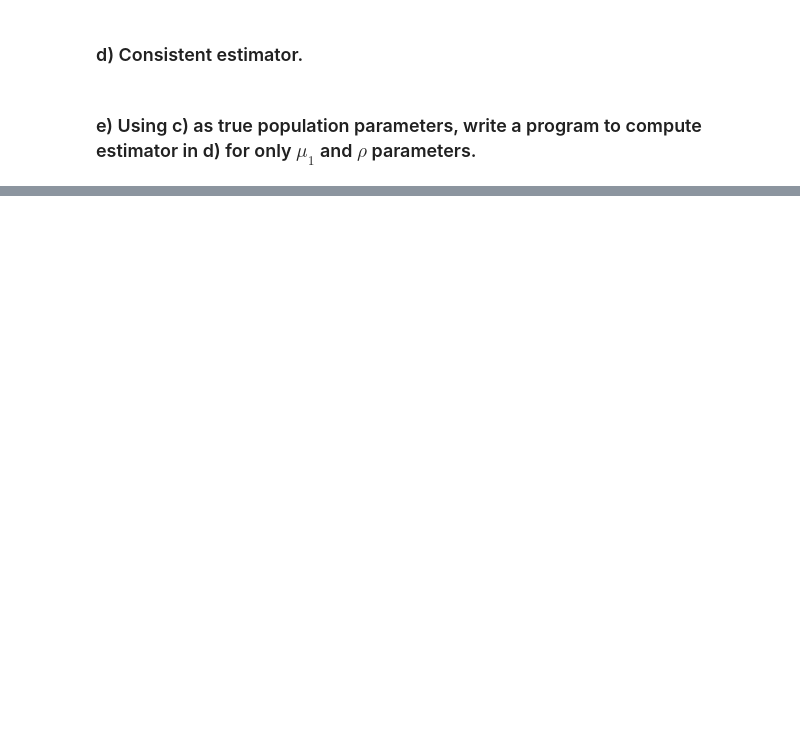
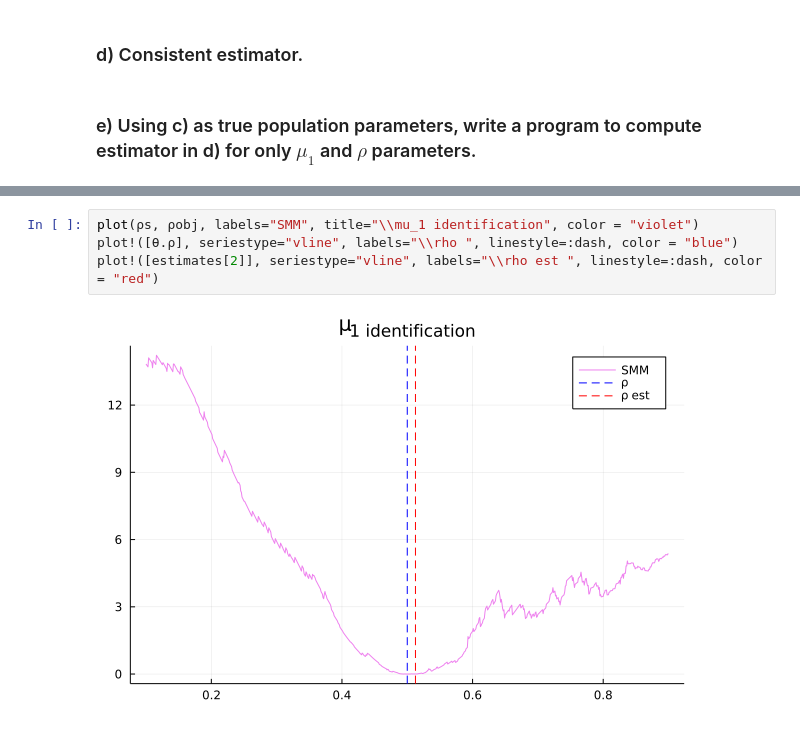
Before and after one commit to gisslab/applied_metrics_22, a Jupyter notebook: PS4/nb_ps4.ipynb, the cells around one changed output, grey strips where cells are left out. Cells and saved outputs as stored; diff of their text form; blank space fills up the shorter version.

```diff
--- a/PS4/nb_ps4.ipynb
+++ b/PS4/nb_ps4.ipynb
@@ -62,0 +105,6 @@ Primitives
+# %%
+plot(ρs, ρobj, labels="SMM", title="\\mu_1 identification", color = "violet")
+plot!([θ.ρ], seriestype="vline", labels="\\rho ", linestyle=:dash, color = "blue")
+plot!([estimates[2]], seriestype="vline", labels="\\rho est ", linestyle=:dash, color = "red")
+# %% [output]
+[figure, added]
```
Also changed, not shown: parts of 12 cells of this notebook, 1 other file.
